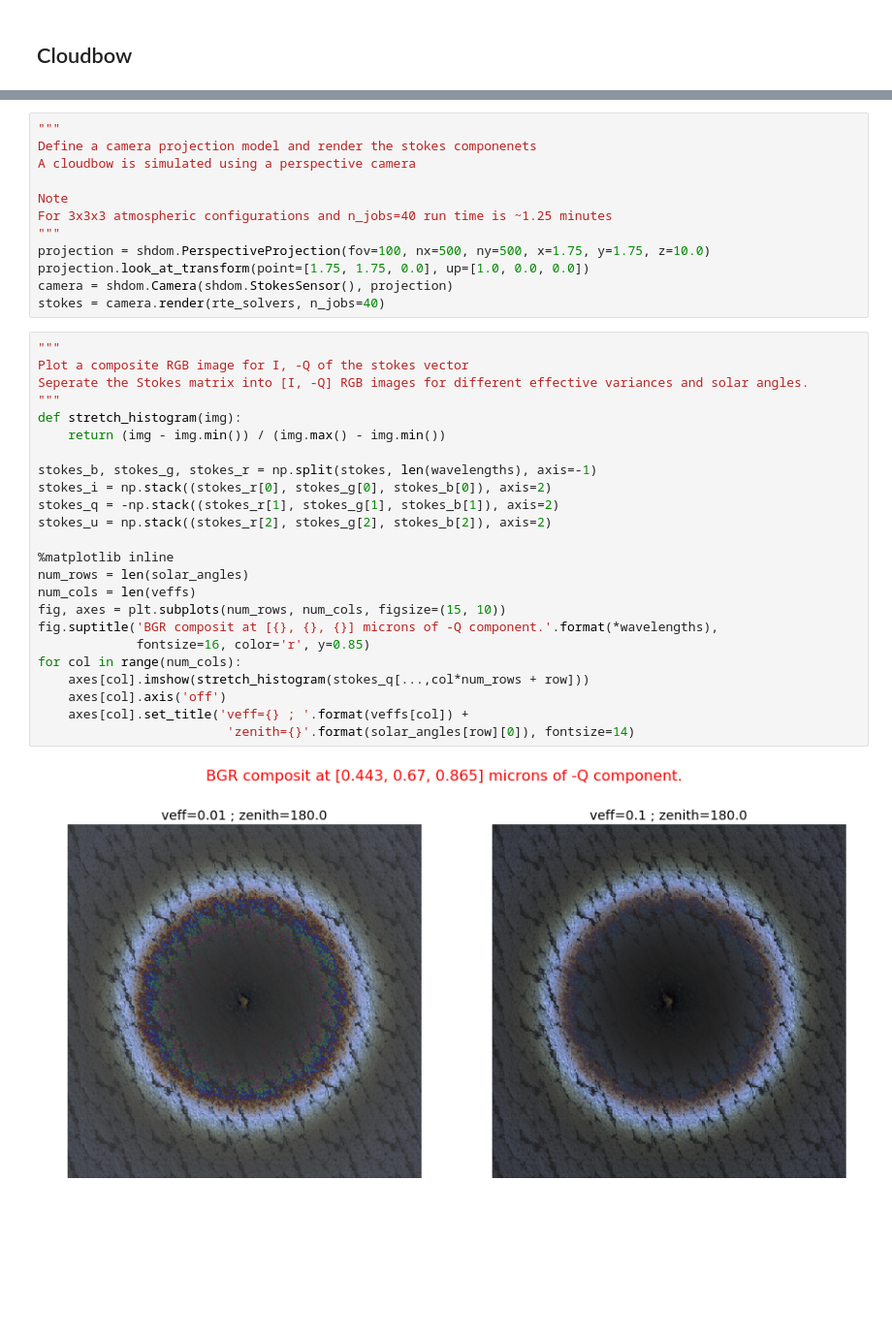
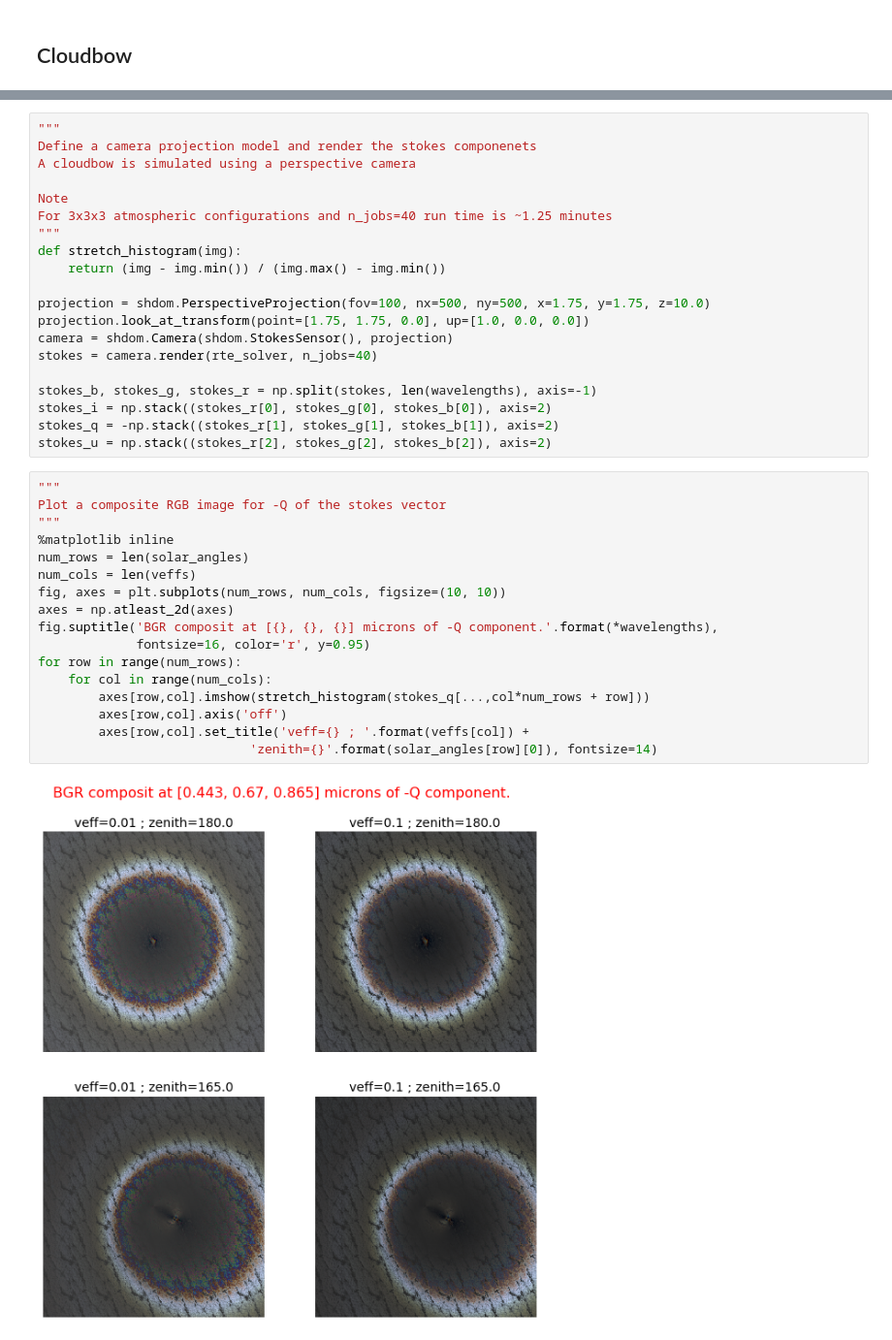
Before and after one commit to CloudTomography/AT3D, a Jupyter notebook: notebooks/Cloudbow Analysis.ipynb, the cells around one changed output, grey strips where cells are left out. Shown at 97% size. Drawn from its saved outputs; the diff is of its cells as text; blank space fills up the shorter version.

```diff
--- a/notebooks/Cloudbow Analysis.ipynb
+++ b/notebooks/Cloudbow Analysis.ipynb
@@ -160,35 +168,36 @@ A cloudbow is simulated using a perspective camera
 Note
 For 3x3x3 atmospheric configurations and n_jobs=40 run time is ~1.25 minutes
 """
+def stretch_histogram(img):
+    return (img - img.min()) / (img.max() - img.min())
+
 projection = shdom.PerspectiveProjection(fov=100, nx=500, ny=500, x=1.75, y=1.75, z=10.0)
 projection.look_at_transform(point=[1.75, 1.75, 0.0], up=[1.0, 0.0, 0.0])
 camera = shdom.Camera(shdom.StokesSensor(), projection)
-stokes = camera.render(rte_solvers, n_jobs=40)
+stokes = camera.render(rte_solver, n_jobs=40)
+
+stokes_b, stokes_g, stokes_r = np.split(stokes, len(wavelengths), axis=-1)
+stokes_i = np.stack((stokes_r[0], stokes_g[0], stokes_b[0]), axis=2)
+stokes_q = -np.stack((stokes_r[1], stokes_g[1], stokes_b[1]), axis=2)
+stokes_u = np.stack((stokes_r[2], stokes_g[2], stokes_b[2]), axis=2)
 # %%
 """
-Plot a composite RGB image for I, -Q of the stokes vector
-Seperate the Stokes matrix into [I, -Q] RGB images for different effective variances and solar angles.
+Plot a composite RGB image for -Q of the stokes vector
 """
-def stretch_histogram(img):
-    return (img - img.min()) / (img.max() - img.min())
-
-stokes_b, stokes_g, stokes_r = np.split(stokes, len(wavelengths), axis=-1)
-stokes_i = np.stack((stokes_r[0], stokes_g[0], stokes_b[0]), axis=2)
-stokes_q = -np.stack((stokes_r[1], stokes_g[1], stokes_b[1]), axis=2)
-stokes_u = np.stack((stokes_r[2], stokes_g[2], stokes_b[2]), axis=2)
-
 %matplotlib inline
 num_rows = len(solar_angles)
 num_cols = len(veffs)
-fig, axes = plt.subplots(num_rows, num_cols, figsize=(15, 10))
+fig, axes = plt.subplots(num_rows, num_cols, figsize=(10, 10))
+axes = np.atleast_2d(axes)
 fig.suptitle('BGR composit at [{}, {}, {}] microns of -Q component.'.format(*wavelengths),
-             fontsize=16, color='r', y=0.85)
-for col in range(num_cols):
-    axes[col].imshow(stretch_histogram(stokes_q[...,col*num_rows + row]))
-    axes[col].axis('off')
-    axes[col].set_title('veff={} ; '.format(veffs[col]) +
-                         'zenith={}'.format(solar_angles[row][0]), fontsize=14)
+             fontsize=16, color='r', y=0.95)
+for row in range(num_rows):
+    for col in range(num_cols):
+        axes[row,col].imshow(stretch_histogram(stokes_q[...,col*num_rows + row]))
+        axes[row,col].axis('off')
+        axes[row,col].set_title('veff={} ; '.format(veffs[col]) +
+                            'zenith={}'.format(solar_angles[row][0]), fontsize=14)
 # %% [output]
-[figure, old version]
+[figure, new version]
 # %%
 """
```
Also changed, not shown: parts of 6 cells of this notebook, 22 other files.
